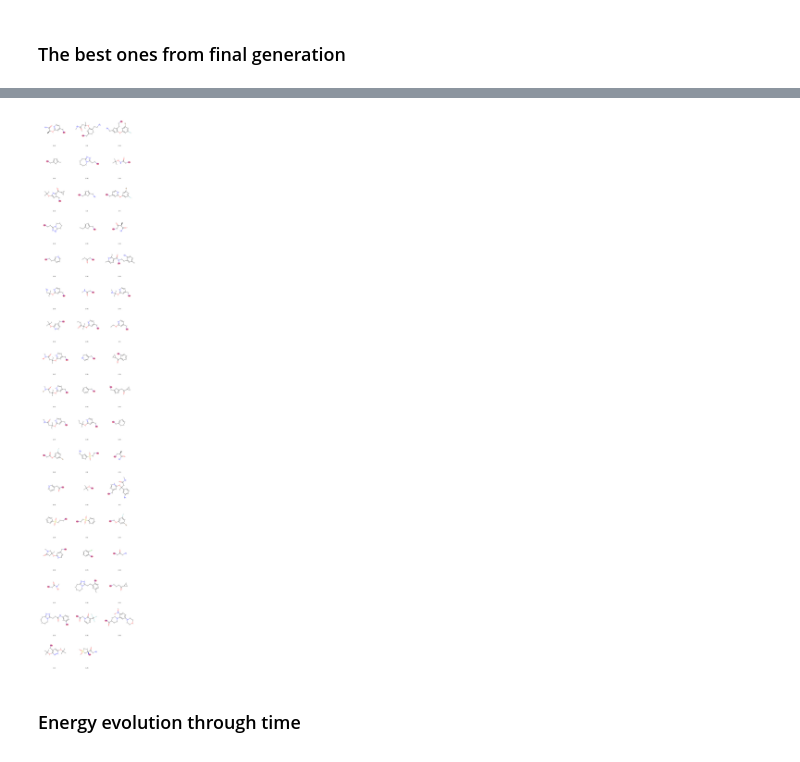
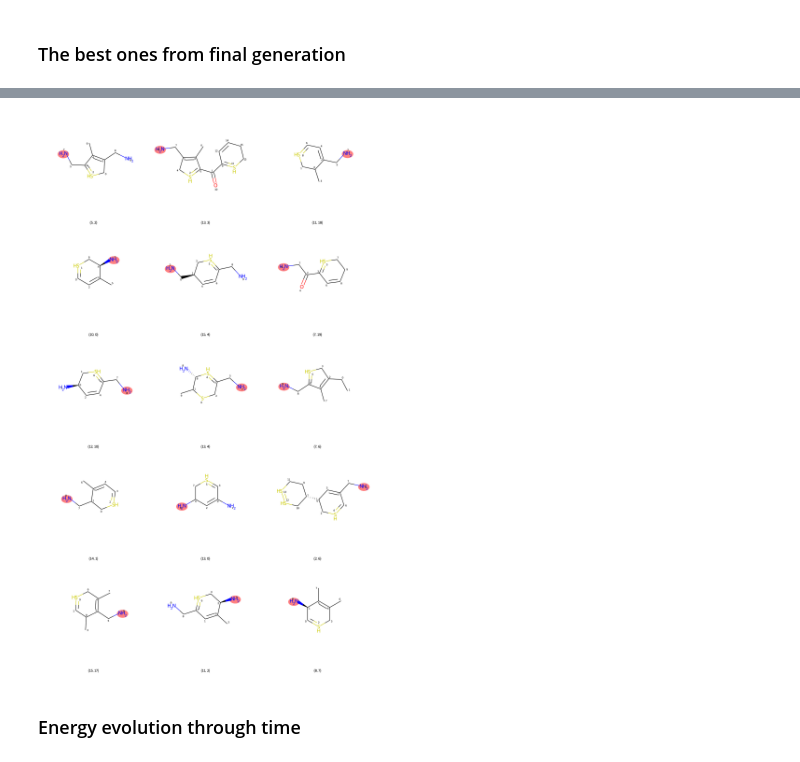
Before and after one commit to Strandgaard96/GB_GA, a Jupyter notebook: notebooks/Generation_exploration.ipynb, the cells around one changed output, grey strips where cells are left out. Drawn from its saved outputs; the diff is of its cells as text; code cells hidden in the pictures.

```diff
--- a/notebooks/Generation_exploration.ipynb
+++ b/notebooks/Generation_exploration.ipynb
@@ -102,7 +102,7 @@ draw_generation(Mo_hipt_path)
 {"stick": {"radius": 0.2}{"stick": {"radius": 0.2}### First test generation
 # %%
 templates = Path('../templates/')
-generation_path = Path('~').expanduser()/"generation_data/generation_blaa"
+generation_path = Path('~').expanduser()/"generation_data/generation_go15AGAIN"
 # %%
 files = generation_path.rglob('*xtbopt.xyz')
 paths = sorted(files)
@@ -149,5 +145,5 @@ t
 # %%
-with open(generation_path/'GA02.pkl', "rb") as f:
+with open(generation_path/'GA15.pkl', "rb") as f:
     gen10 = pickle.load(f)
 # %%
 gen10.gen2pd()
@@ -180,7 +176,7 @@ for elem in gen10.survivors.molecules:
 
     list_idx.append(elem.idx)
 
-    cut_idx.append(elem.cut_idx)
+    cut_idx.append([elem.cut_idx])
 # %%
 gen10.survivors.molecules[0].idx
 # %% [output]
@@ -188,7 +207,7 @@ gen10.survivors.molecules[0].idx
 # %%
-Draw.MolsToGridImage(mols,molsPerRow=3,maxMols=50,legends=[str(x) for x in list_idx], subImgSize=(500,500), highlightAtomLists=cut_idx,returnPNG=False)
+Draw.MolsToGridImage(mols,molsPerRow=3,maxMols=15,legends=[str(x) for x in list_idx], subImgSize=(500,500), highlightAtomLists=cut_idx,returnPNG=False)
 # %% [output]
-[figure, old version]
+[figure, new version]
 # %%
 img = Draw.MolsToGridImage(mols,molsPerRow=3,maxMols=6,legends=[str(x) for x in list_idx], subImgSize=(500,500), highlightAtomLists=cut_idx,returnPNG=False)
 img.save('96gentop.png')
```
Also changed, not shown: parts of 7 cells of this notebook, 5 other files.
